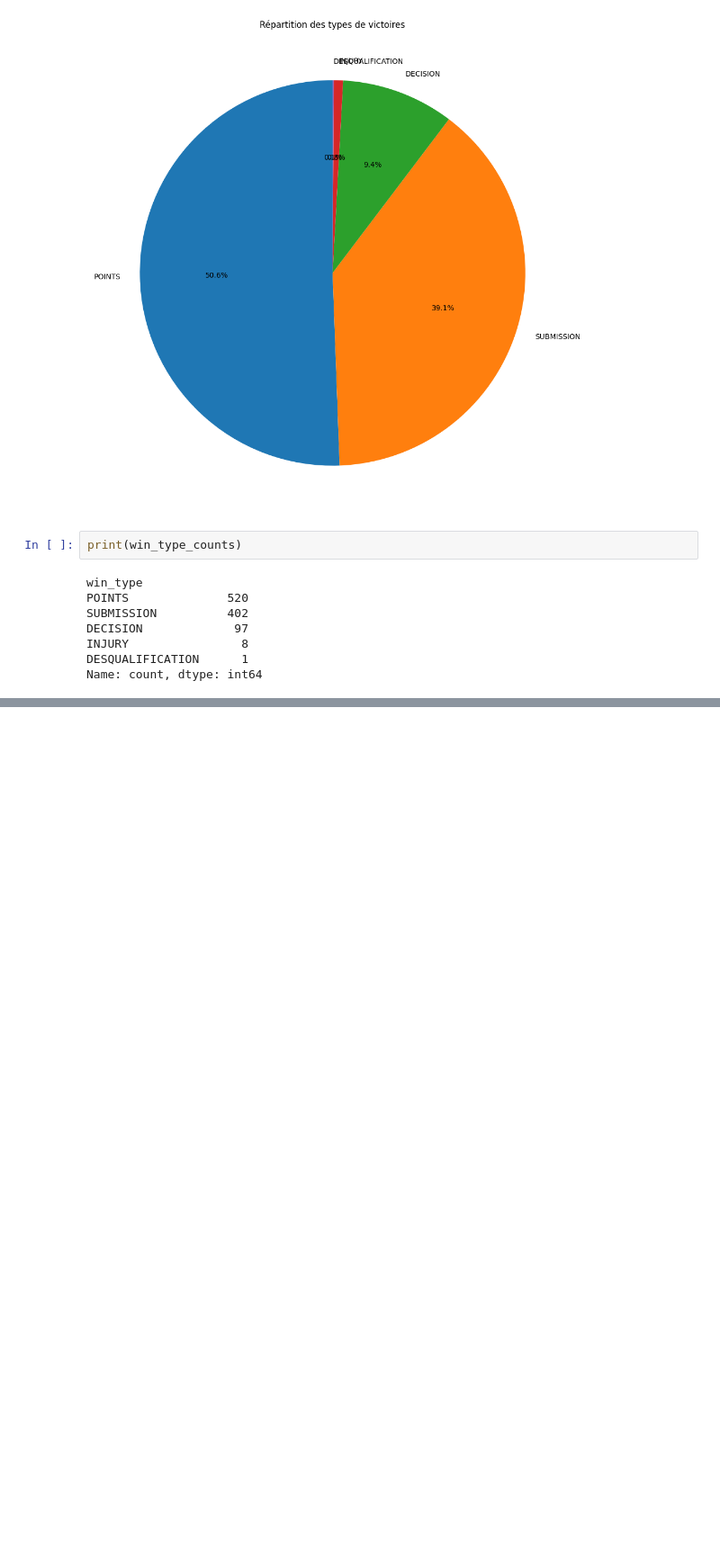
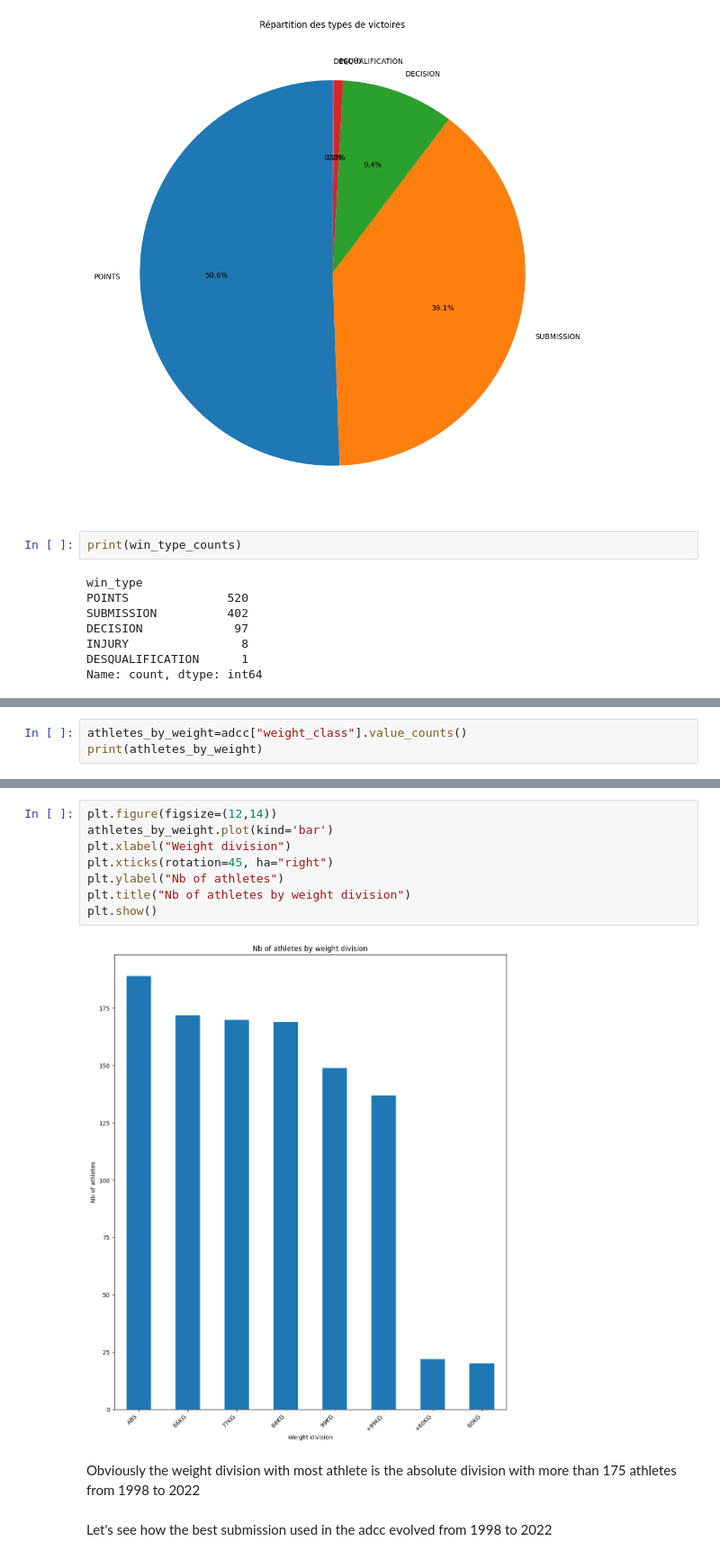
Before and after one commit to iliasak47/adcc, a Jupyter notebook: Clustering_ADCC.ipynb, the cells around one changed output, grey strips where cells are left out. Shown: that part at 90% size. Saved outputs shown, nothing was run; the diff lists cells and outputs as text; blank space fills up the shorter version.

```diff
--- a/Clustering_ADCC.ipynb
+++ b/Clustering_ADCC.ipynb
@@ -164,0 +241,3 @@ Name: count, dtype: int64
+# %%
+athletes_by_weight=adcc["weight_class"].value_counts()
+print(athletes_by_weight)
@@ -164,0 +255,14 @@ Name: count, dtype: int64
+# %%
+plt.figure(figsize=(12,14))
+athletes_by_weight.plot(kind='bar')
+plt.xlabel("Weight division")
+plt.xticks(rotation=45, ha="right")
+plt.ylabel("Nb of athletes")
+plt.title("Nb of athletes by weight division")
+plt.show()
+# %% [output]
+[figure, added]
+# %% [markdown]
+Obviously the weight division with most athlete is the absolute division with more than 175 athletes from 1998 to 2022
+# %% [markdown]
+Let's see how the best submission used in the adcc evolved from 1998 to 2022
```
Also changed, not shown: parts of 15 cells of this notebook.
